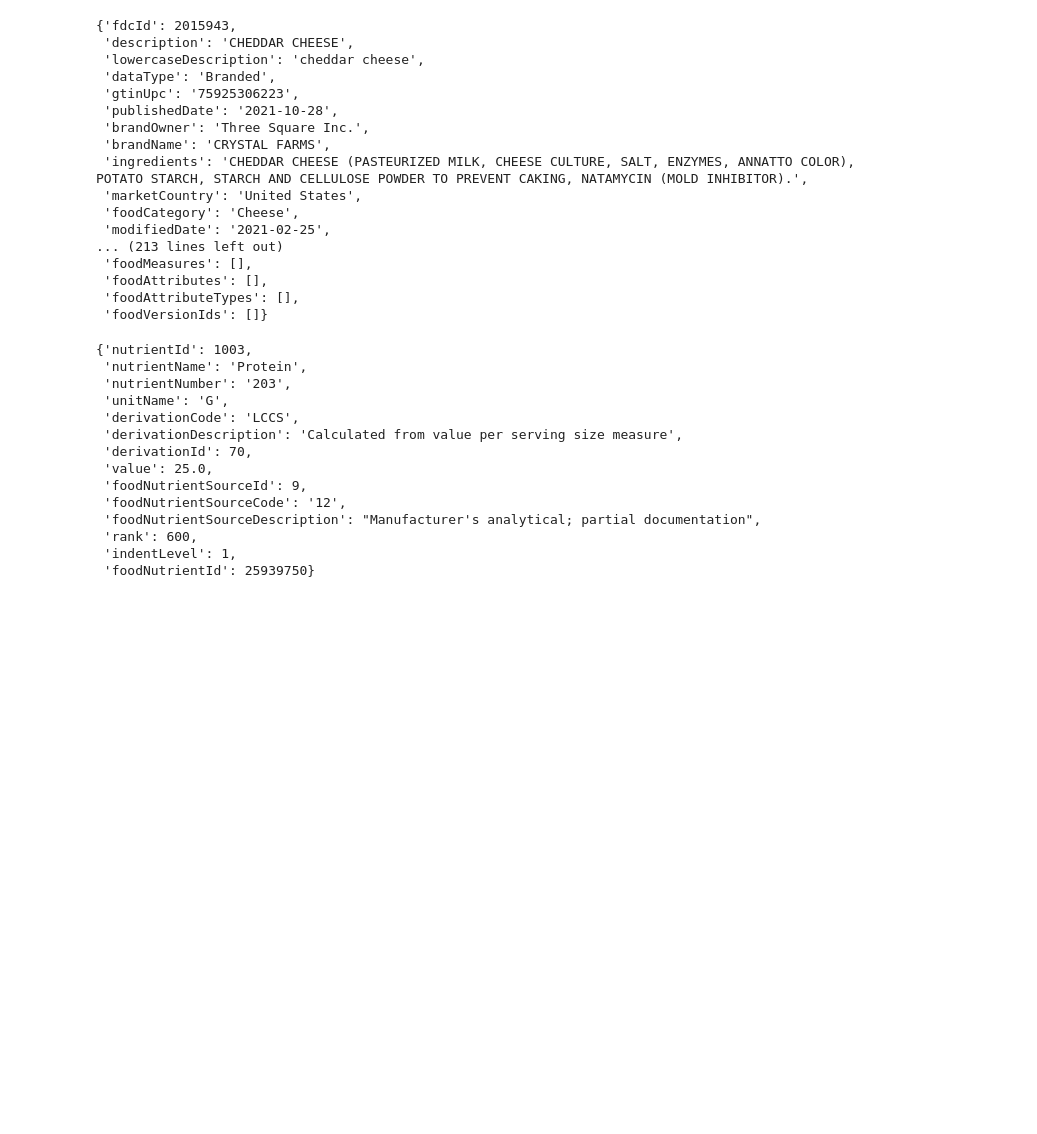
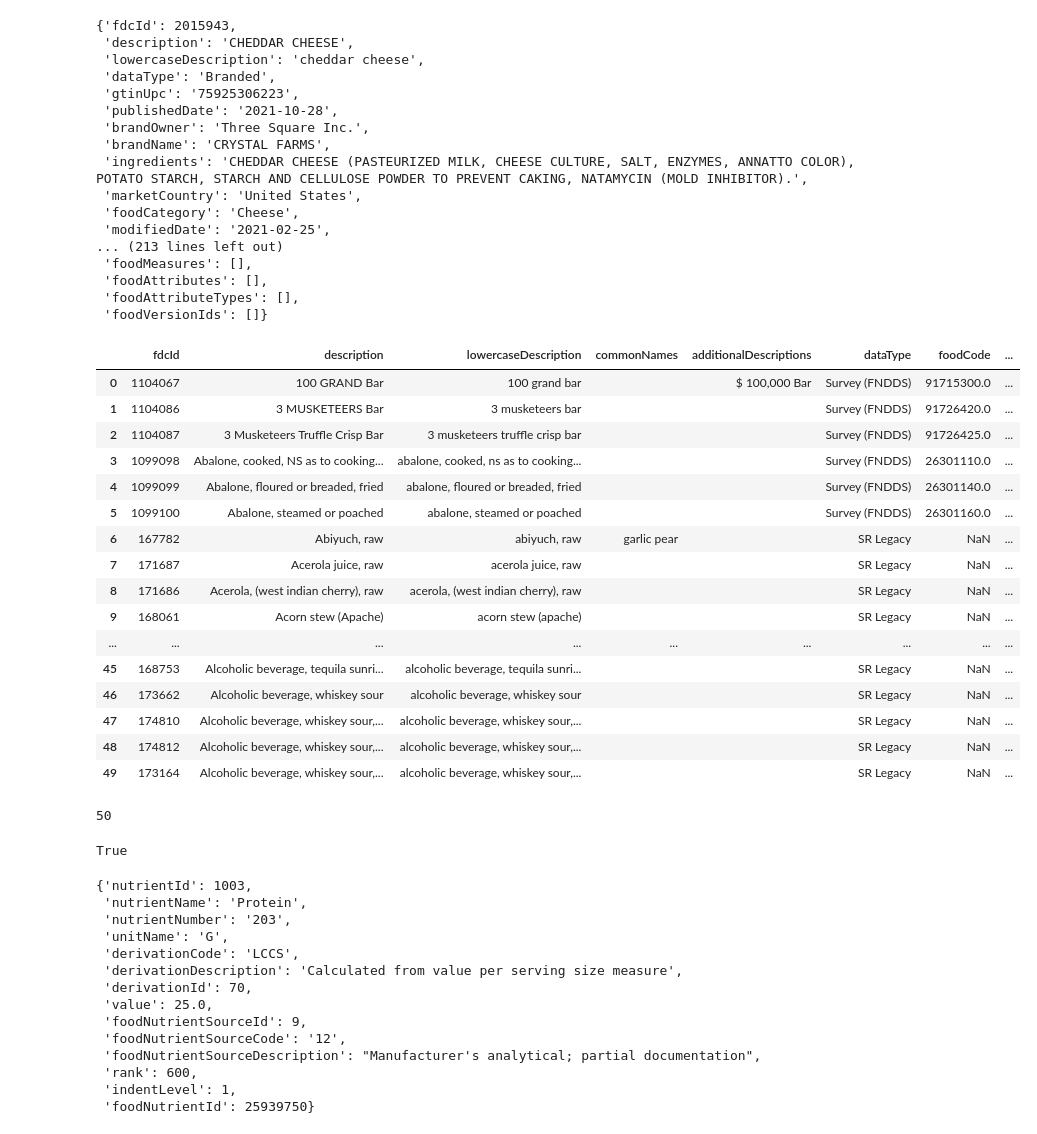
Before and after one commit to gzhao9/SSW-695-G.zhao-Z.Hu-HZhang-H.jiang, a Jupyter notebook: back_end/flask_back_end/food_data_deal.ipynb, the cells around one changed output. Drawn from its saved outputs; the diff is of its cells as text; code cells hidden in the pictures; blank space fills up the shorter version.

```diff
--- a/back_end/flask_back_end/food_data_deal.ipynb
+++ b/back_end/flask_back_end/food_data_deal.ipynb
@@ -12,3 +13,8 @@ print(res.status_code)
 200
 # %%
 response = res.json()
+# %%
+result=list()
+raw_result=response['foods']
+for v in range(raw_result):
+    r=dict()
@@ -32,6 +40,34 @@ response['foods'][0]
  'foodAttributes': [],
  'foodAttributeTypes': [],
  'foodVersionIds': []}
+# %%
+result
+# %% [output]
+|  | fdcId | description | lowercaseDescription | commonNames | additionalDescriptions | dataType | foodCode | ... |
+| 0 | 1104067 | 100 GRAND Bar | 100 grand bar |  | $ 100,000 Bar | Survey (FNDDS) | 91715300.0 | ... |
+| 1 | 1104086 | 3 MUSKETEERS Bar | 3 musketeers bar |  |  | Survey (FNDDS) | 91726420.0 | ... |
+| 2 | 1104087 | 3 Musketeers Truffle Crisp Bar | 3 musketeers truffle crisp bar |  |  | Survey (FNDDS) | 91726425.0 | ... |
+| 3 | 1099098 | Abalone, cooked, NS as to cooking... | abalone, cooked, ns as to cooking... |  |  | Survey (FNDDS) | 26301110.0 | ... |
+| 4 | 1099099 | Abalone, floured or breaded, fried | abalone, floured or breaded, fried |  |  | Survey (FNDDS) | 26301140.0 | ... |
+| 5 | 1099100 | Abalone, steamed or poached | abalone, steamed or poached |  |  | Survey (FNDDS) | 26301160.0 | ... |
+| 6 | 167782 | Abiyuch, raw | abiyuch, raw | garlic pear |  | SR Legacy | NaN | ... |
+| 7 | 171687 | Acerola juice, raw | acerola juice, raw |  |  | SR Legacy | NaN | ... |
+| 8 | 171686 | Acerola, (west indian cherry), raw | acerola, (west indian cherry), raw |  |  | SR Legacy | NaN | ... |
+| 9 | 168061 | Acorn stew (Apache) | acorn stew (apache) |  |  | SR Legacy | NaN | ... |
+| ... | ... | ... | ... | ... | ... | ... | ... | ... |
+| 45 | 168753 | Alcoholic beverage, tequila sunri... | alcoholic beverage, tequila sunri... |  |  | SR Legacy | NaN | ... |
+| 46 | 173662 | Alcoholic beverage, whiskey sour | alcoholic beverage, whiskey sour |  |  | SR Legacy | NaN | ... |
+| 47 | 174810 | Alcoholic beverage, whiskey sour,... | alcoholic beverage, whiskey sour,... |  |  | SR Legacy | NaN | ... |
+| 48 | 174812 | Alcoholic beverage, whiskey sour,... | alcoholic beverage, whiskey sour,... |  |  | SR Legacy | NaN | ... |
+| 49 | 173164 | Alcoholic beverage, whiskey sour,... | alcoholic beverage, whiskey sour,... |  |  | SR Legacy | NaN | ... |
+# %%
+len(response['foods'])
+# %% [output]
+50
+# %%
+result['description'].to_list()
+# %% [output]
+True
 # %%
 response['foods'][0]['foodNutrients'][0]
 # %% [output]
```
Also changed, not shown: parts of 2 cells of this notebook.
